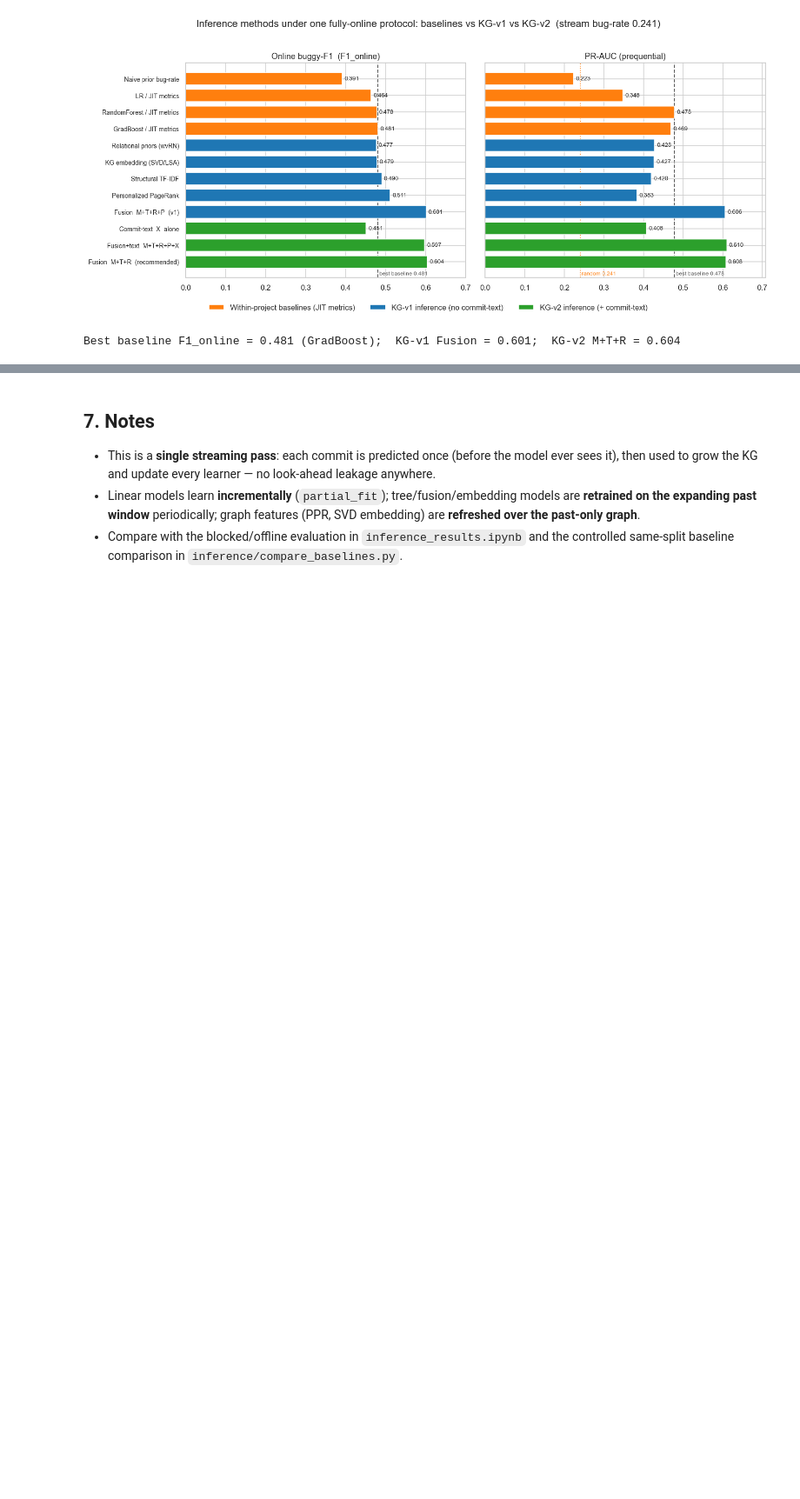
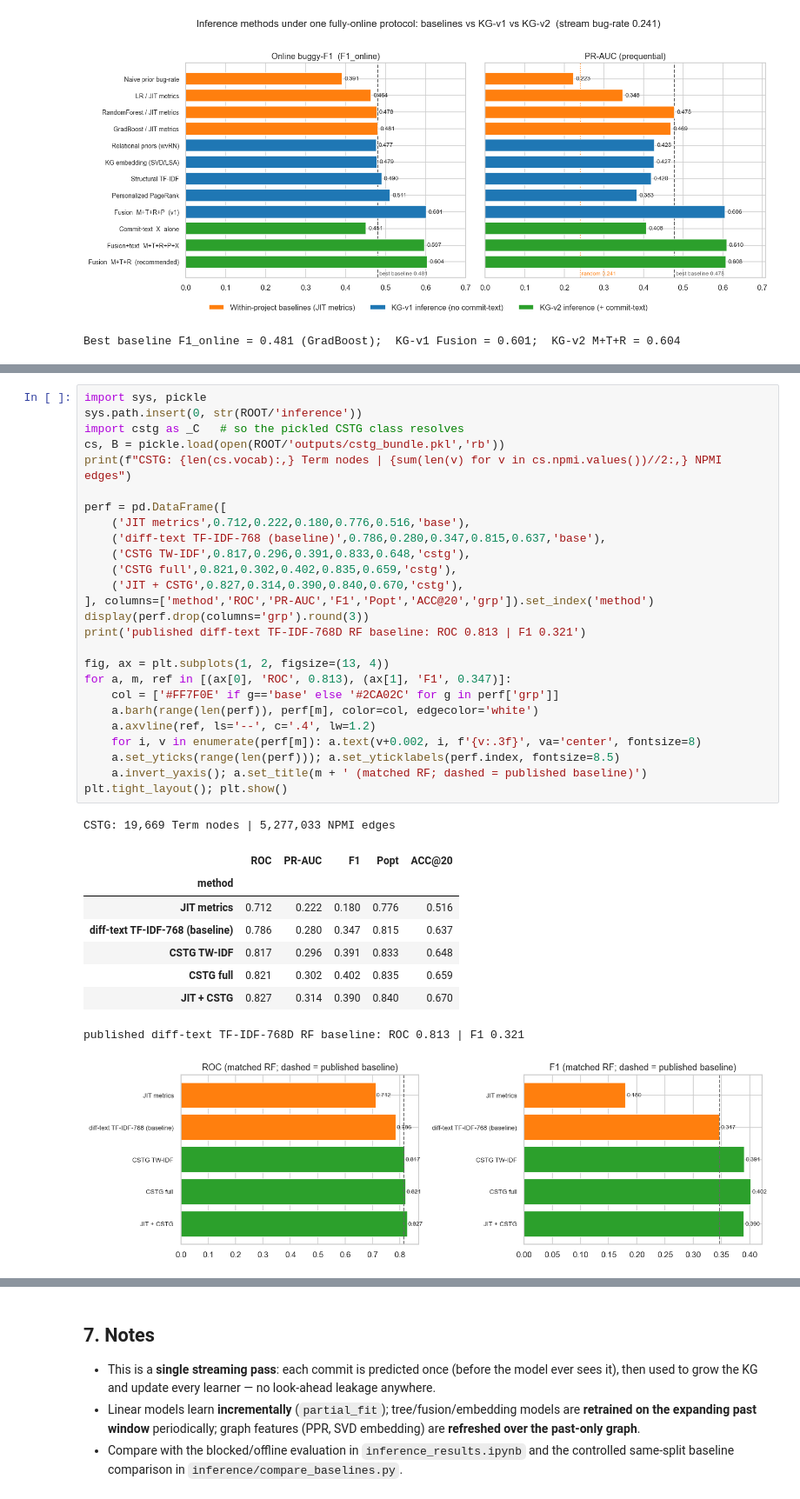
Before and after one commit to Knowledge4Software/KG-Commit, a Jupyter notebook: experiments/notebooks/online_jit_evaluation.ipynb, the cells around one changed output, grey strips where cells are left out. Shown at 87% size. Cells and saved outputs as stored; diff of their text form; blank space fills up the shorter version.

```diff
--- a/experiments/notebooks/online_jit_evaluation.ipynb
+++ b/experiments/notebooks/online_jit_evaluation.ipynb
@@ -303,0 +308,37 @@ Best baseline F1_online = 0.481 (GradBoost);  KG-v1 Fusion = 0.601;  KG-v2 M+T+R
+# %%
+import sys, pickle
+sys.path.insert(0, str(ROOT/'inference'))
+import cstg as _C   # so the pickled CSTG class resolves
+cs, B = pickle.load(open(ROOT/'outputs/cstg_bundle.pkl','rb'))
+print(f"CSTG: {len(cs.vocab):,} Term nodes | {sum(len(v) for v in cs.npmi.values())//2:,} NPMI edges")
+
+perf = pd.DataFrame([
+    ('JIT metrics',0.712,0.222,0.180,0.776,0.516,'base'),
+    ('diff-text TF-IDF-768 (baseline)',0.786,0.280,0.347,0.815,0.637,'base'),
+    ('CSTG TW-IDF',0.817,0.296,0.391,0.833,0.648,'cstg'),
+    ('CSTG full',0.821,0.302,0.402,0.835,0.659,'cstg'),
+    ('JIT + CSTG',0.827,0.314,0.390,0.840,0.670,'cstg'),
+], columns=['method','ROC','PR-AUC','F1','Popt','ACC@20','grp']).set_index('method')
+display(perf.drop(columns='grp').round(3))
+print('published diff-text TF-IDF-768D RF baseline: ROC 0.813 | F1 0.321')
+
+fig, ax = plt.subplots(1, 2, figsize=(13, 4))
+for a, m, ref in [(ax[0], 'ROC', 0.813), (ax[1], 'F1', 0.347)]:
+    col = ['#FF7F0E' if g=='base' else '#2CA02C' for g in perf['grp']]
+    a.barh(range(len(perf)), perf[m], color=col, edgecolor='white')
+    a.axvline(ref, ls='--', c='.4', lw=1.2)
+    for i, v in enumerate(perf[m]): a.text(v+0.002, i, f'{v:.3f}', va='center', fontsize=8)
+    a.set_yticks(range(len(perf))); a.set_yticklabels(perf.index, fontsize=8.5)
+    a.invert_yaxis(); a.set_title(m + ' (matched RF; dashed = published baseline)')
+plt.tight_layout(); plt.show()
+# %% [output]
+CSTG: 19,669 Term nodes | 5,277,033 NPMI edges
+|  | ROC | PR-AUC | F1 | Popt | ACC@20 |
+| method |  |  |  |  |  |
+| JIT metrics | 0.712 | 0.222 | 0.180 | 0.776 | 0.516 |
+| diff-text TF-IDF-768 (baseline) | 0.786 | 0.280 | 0.347 | 0.815 | 0.637 |
+| CSTG TW-IDF | 0.817 | 0.296 | 0.391 | 0.833 | 0.648 |
+| CSTG full | 0.821 | 0.302 | 0.402 | 0.835 | 0.659 |
+| JIT + CSTG | 0.827 | 0.314 | 0.390 | 0.840 | 0.670 |
+published diff-text TF-IDF-768D RF baseline: ROC 0.813 | F1 0.321
+[figure, added]
```
Also changed, not shown: parts of 15 cells of this notebook, 30 other files.
